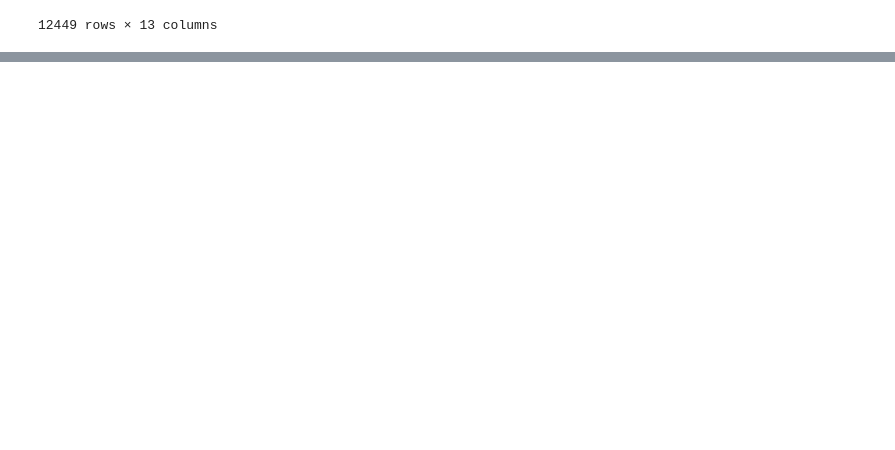
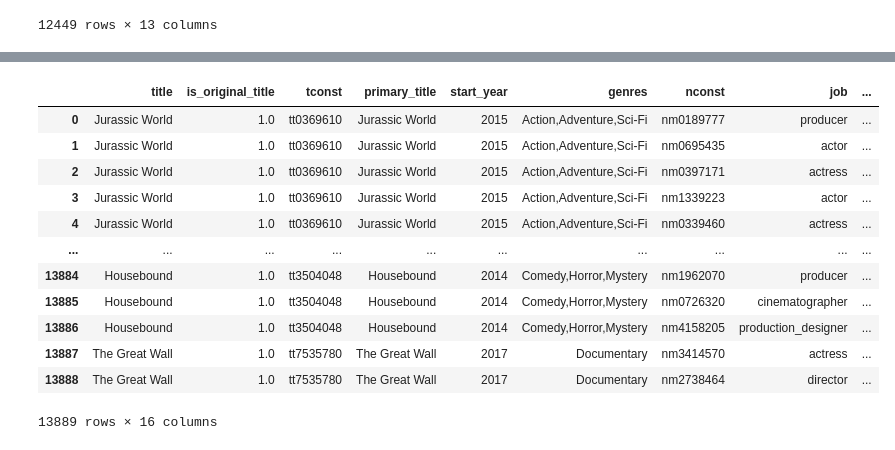
Before and after one commit to Jyve00/Microsoft_Movie_Project, a Jupyter notebook: Data Join Visualization.ipynb, the cells around one changed output, grey strips where cells are left out. Saved outputs shown, nothing was run; the diff lists cells and outputs as text; code cells hidden in the pictures; blank space fills up the shorter version.

```diff
--- a/Data Join Visualization.ipynb
+++ b/Data Join Visualization.ipynb
@@ -1158,0 +1301,3 @@ df_merged3
+# %%
+m_b = pd.read_csv('tn.movie_budgets.csv')
+m_b
@@ -1158,0 +1318,7 @@ df_merged3
+# %%
+pd.to_datetime(m_b['release_date'])
+m_b['month'] = pd.DatetimeIndex(m_b['release_date']).month
+m_b['start_year'] = pd.DatetimeIndex(m_b['release_date']).year
+m_b = m_b.drop(columns=['release_date', 'id', 'domestic_gross'], axis = 1)
+m_b.rename({'movie' : 'title'}, axis = 1, inplace=True)
+m_b
@@ -1158,0 +1339,5 @@ df_merged3
+# %%
+m_b[m_b.columns[1:]] = m_b[m_b.columns[1:]].replace('[\$,]', '', regex=True).astype(float)
+m_b['profit'] = m_b['worldwide_gross'] - m_b['production_budget']
+m_b['ROI'] = m_b['profit']*100/m_b['production_budget']
+m_b
@@ -1158,0 +1358,18 @@ df_merged3
+# %%
+df4 = df3.merge(m_b, on = ['title', 'start_year'], how = 'inner')
+# %%
+df4
+# %% [output]
+|  | title | is_original_title | tconst | primary_title | start_year | genres | nconst | job | ... |
+| 0 | Jurassic World | 1.0 | tt0369610 | Jurassic World | 2015 | Action,Adventure,Sci-Fi | nm0189777 | producer | ... |
+| 1 | Jurassic World | 1.0 | tt0369610 | Jurassic World | 2015 | Action,Adventure,Sci-Fi | nm0695435 | actor | ... |
+| 2 | Jurassic World | 1.0 | tt0369610 | Jurassic World | 2015 | Action,Adventure,Sci-Fi | nm0397171 | actress | ... |
+| 3 | Jurassic World | 1.0 | tt0369610 | Jurassic World | 2015 | Action,Adventure,Sci-Fi | nm1339223 | actor | ... |
+| 4 | Jurassic World | 1.0 | tt0369610 | Jurassic World | 2015 | Action,Adventure,Sci-Fi | nm0339460 | actress | ... |
+| ... | ... | ... | ... | ... | ... | ... | ... | ... | ... |
+| 13884 | Housebound | 1.0 | tt3504048 | Housebound | 2014 | Comedy,Horror,Mystery | nm1962070 | producer | ... |
+| 13885 | Housebound | 1.0 | tt3504048 | Housebound | 2014 | Comedy,Horror,Mystery | nm0726320 | cinematographer | ... |
+| 13886 | Housebound | 1.0 | tt3504048 | Housebound | 2014 | Comedy,Horror,Mystery | nm4158205 | production_designer | ... |
+| 13887 | The Great Wall | 1.0 | tt7535780 | The Great Wall | 2017 | Documentary | nm3414570 | actress | ... |
+| 13888 | The Great Wall | 1.0 | tt7535780 | The Great Wall | 2017 | Documentary | nm2738464 | director | ... |
+13889 rows × 16 columns
```
Also changed, not shown: parts of 13 cells of this notebook.
